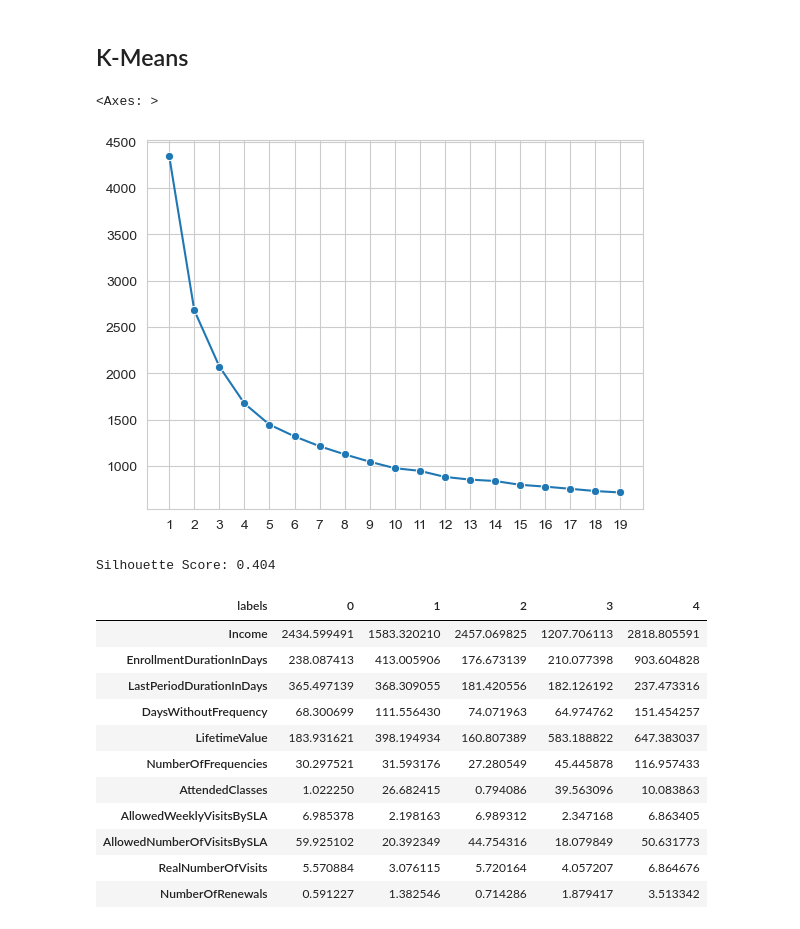
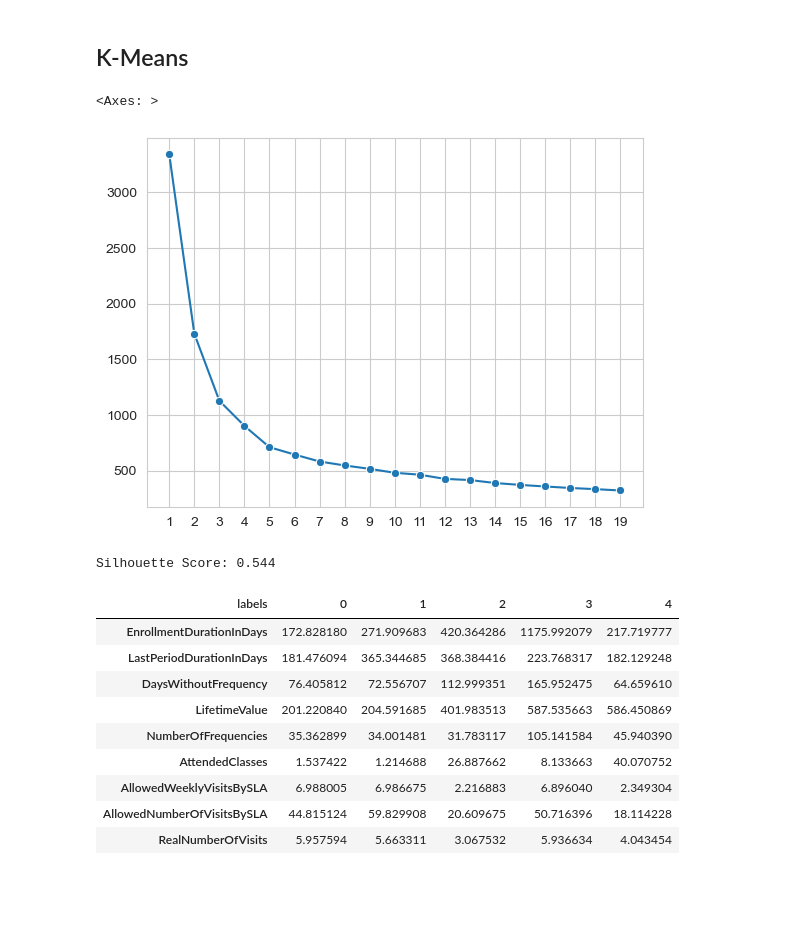
Before and after one commit to carlos-rodrigues75/MDSAA-NOVA-IMS, a Jupyter notebook: data_mining/project/DM2324_Group75_02.ipynb, the cells around one changed output. Drawn from its saved outputs; the diff is of its cells as text; code cells hidden in the pictures; blank space fills up the shorter version.

```diff
--- a/data_mining/project/DM2324_Group75_02.ipynb
+++ b/data_mining/project/DM2324_Group75_02.ipynb
@@ -16,6 +17,7 @@ from sklearn.tree import DecisionTreeClassifier
 # %%
 df = pd.read_csv('./preprocessed_numeric.csv')
 df_cat = pd.read_csv('./preprocessed_categorical.csv')
+df.drop(["Dropout", "Income"], axis=1, inplace=True)
 # %% [markdown]
 # Feature Scaling
 # %%
@@ -75,28 +77,26 @@ plot.set_xticks(clusters_range)
 plot
 # %% [output]
 <Axes: >
-[figure, old version]
+[figure, new version]
 # %%
-kmeans = KMeans(n_clusters=4, n_init=10, random_state=42)
+kmeans = KMeans(n_clusters=5, n_init=10, random_state=42)
 kmeans_4_clustered_df = clusterize(kmeans)
 # plot_clusters_tsne(kmeans_4_clustered_df)
 kmeans_4_clustered_df.groupby('labels').mean().T
 # assess_feature_importance(kmeans_4_clustered_df)
 # kmeans_4_clustered_df.groupby('labels').size()
 # %% [output]
-Silhouette Score: 0.404
+Silhouette Score: 0.544
 | labels | 0 | 1 | 2 | 3 | 4 |
-| Income | 2434.599491 | 1583.320210 | 2457.069825 | 1207.706113 | 2818.805591 |
-| EnrollmentDurationInDays | 238.087413 | 413.005906 | 176.673139 | 210.077398 | 903.604828 |
-| LastPeriodDurationInDays | 365.497139 | 368.309055 | 181.420556 | 182.126192 | 237.473316 |
-| DaysWithoutFrequency | 68.300699 | 111.556430 | 74.071963 | 64.974762 | 151.454257 |
-| LifetimeValue | 183.931621 | 398.194934 | 160.807389 | 583.188822 | 647.383037 |
-| NumberOfFrequencies | 30.297521 | 31.593176 | 27.280549 | 45.445878 | 116.957433 |
-| AttendedClasses | 1.022250 | 26.682415 | 0.794086 | 39.563096 | 10.083863 |
-| AllowedWeeklyVisitsBySLA | 6.985378 | 2.198163 | 6.989312 | 2.347168 | 6.863405 |
-| AllowedNumberOfVisitsBySLA | 59.925102 | 20.392349 | 44.754316 | 18.079849 | 50.631773 |
-| RealNumberOfVisits | 5.570884 | 3.076115 | 5.720164 | 4.057207 | 6.864676 |
-| NumberOfRenewals | 0.591227 | 1.382546 | 0.714286 | 1.879417 | 3.513342 |
+| EnrollmentDurationInDays | 172.828180 | 271.909683 | 420.364286 | 1175.992079 | 217.719777 |
+| LastPeriodDurationInDays | 181.476094 | 365.344685 | 368.384416 | 223.768317 | 182.129248 |
+| DaysWithoutFrequency | 76.405812 | 72.556707 | 112.999351 | 165.952475 | 64.659610 |
+| LifetimeValue | 201.220840 | 204.591685 | 401.983513 | 587.535663 | 586.450869 |
+| NumberOfFrequencies | 35.362899 | 34.001481 | 31.783117 | 105.141584 | 45.940390 |
+| AttendedClasses | 1.537422 | 1.214688 | 26.887662 | 8.133663 | 40.070752 |
+| AllowedWeeklyVisitsBySLA | 6.988005 | 6.986675 | 2.216883 | 6.896040 | 2.349304 |
+| AllowedNumberOfVisitsBySLA | 44.815124 | 59.829908 | 20.609675 | 50.716396 | 18.114228 |
+| RealNumberOfVisits | 5.957594 | 5.663311 | 3.067532 | 5.936634 | 4.043454 |
 # %%
 # bar plot size of clusters
 kmeans_4_clustered_df.groupby('labels').size().plot(kind='bar')
```
Also changed, not shown: parts of 11 cells of this notebook, 4 other files.
